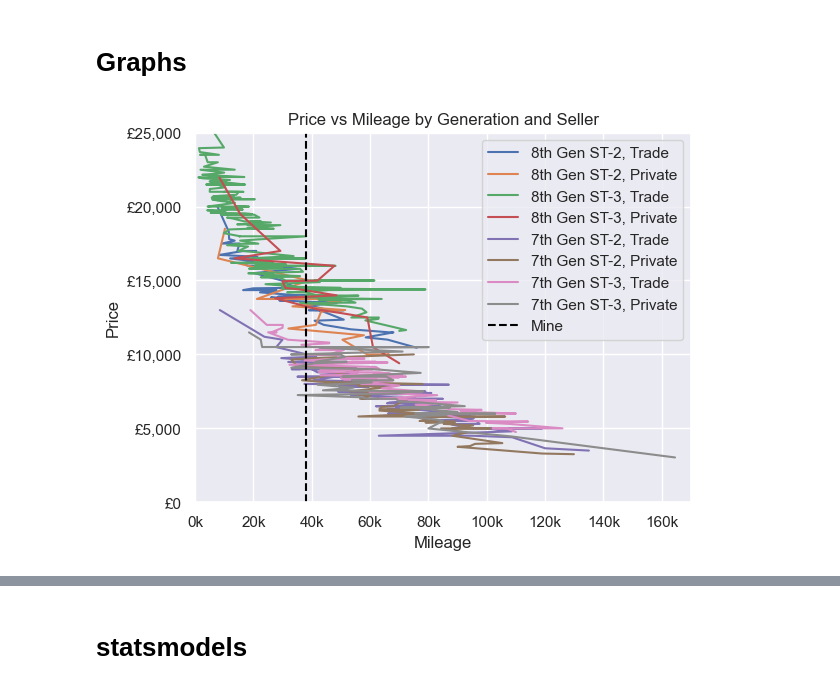
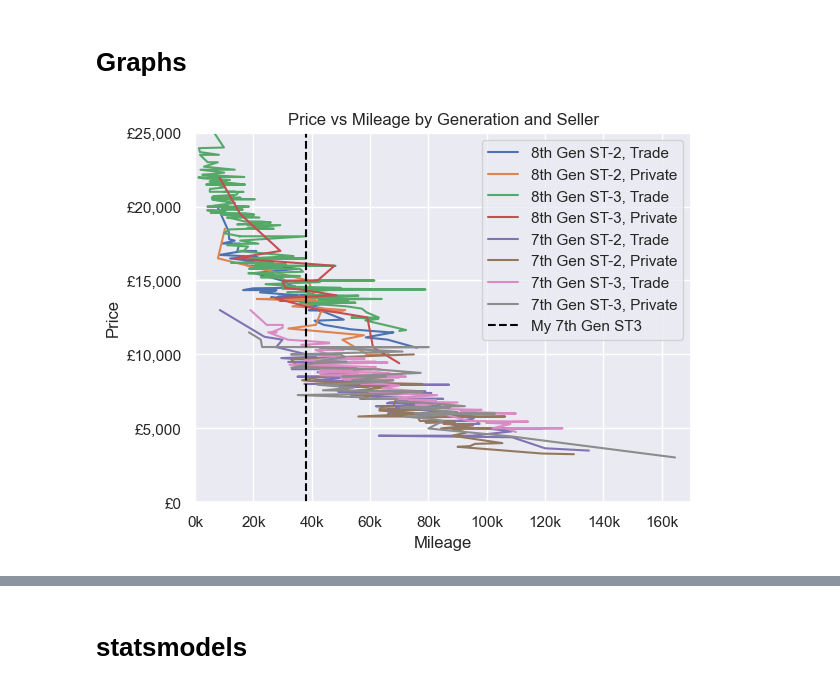
Before and after one commit to jamesdeluk/data-projects, a Jupyter notebook: st.ipynb, the cells around one changed output, grey strips where cells are left out. Saved outputs shown, nothing was run; the diff lists cells and outputs as text; code cells hidden in the pictures.

```diff
--- a/st.ipynb
+++ b/st.ipynb
@@ -78,32 +82,32 @@ plt.plot(x_trade_gen8_st2, y_trade_gen8_st2, label='8th Gen ST-2, Trade')
 plt.plot(x_private_gen8_st2, y_private_gen8_st2, label='8th Gen ST-2, Private')
 
 plt.plot(x_trade_gen8_st3, y_trade_gen8_st3, label='8th Gen ST-3, Trade')
 plt.plot(x_private_gen8_st3, y_private_gen8_st3, label='8th Gen ST-3, Private')
 
 plt.plot(x_trade_gen7_st2, y_trade_gen7_st2, label='7th Gen ST-2, Trade')
 plt.plot(x_private_gen7_st2, y_private_gen7_st2, label='7th Gen ST-2, Private')
 
 plt.plot(x_trade_gen7_st3, y_trade_gen7_st3, label='7th Gen ST-3, Trade')
 plt.plot(x_private_gen7_st3, y_private_gen7_st3, label='7th Gen ST-3, Private')
 
-plt.axvline(38000, color='black', linestyle='--', label='Mine')
+plt.axvline(38000, color='black', linestyle='--', label='My 7th Gen ST3')
 
 plt.legend()
 plt.title('Price vs Mileage by Generation and Seller')
 ax = plt.gca()
 
 plt.ylabel('Price')
 plt.ylim(0,25000)
 def currency_formatter(y, pos):
     return '£{:,.0f}'.format(y)
 ax.yaxis.set_major_formatter(ticker.FuncFormatter(currency_formatter))
 
 plt.xlabel('Mileage')
 plt.xlim(0,170000)
 def thousands_formatter(x, pos):
     return '{:.0f}k'.format(x / 1000)
 ax.xaxis.set_major_formatter(ticker.FuncFormatter(thousands_formatter))
 
 plt.show()
 # %% [output]
-[figure, old version]
+[figure, new version]
```
Also changed, not shown: parts of 15 cells of this notebook, 1 other file.
